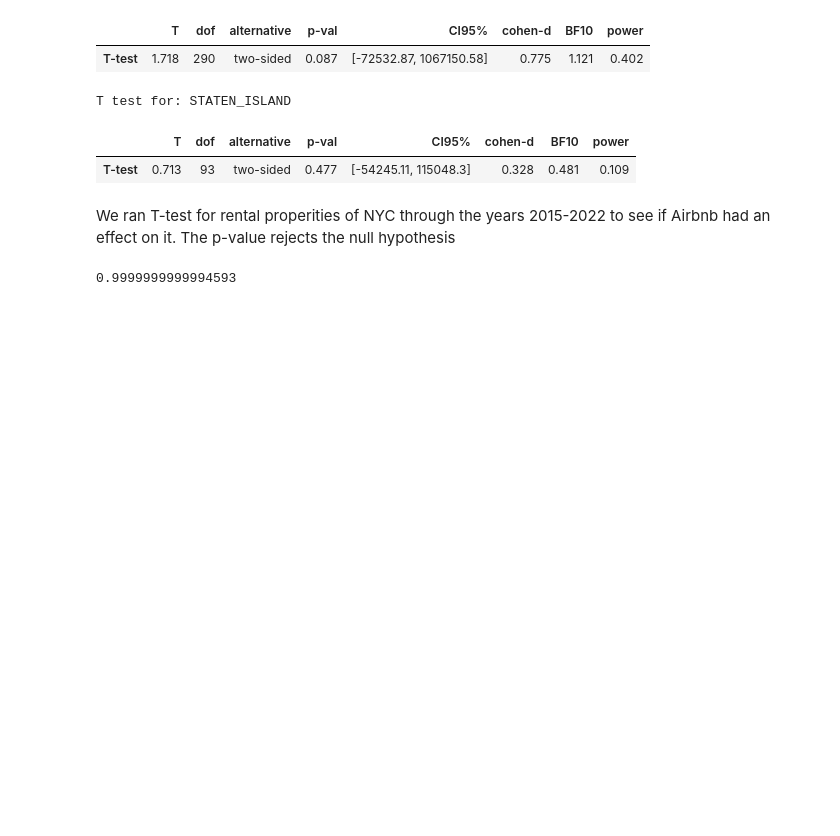
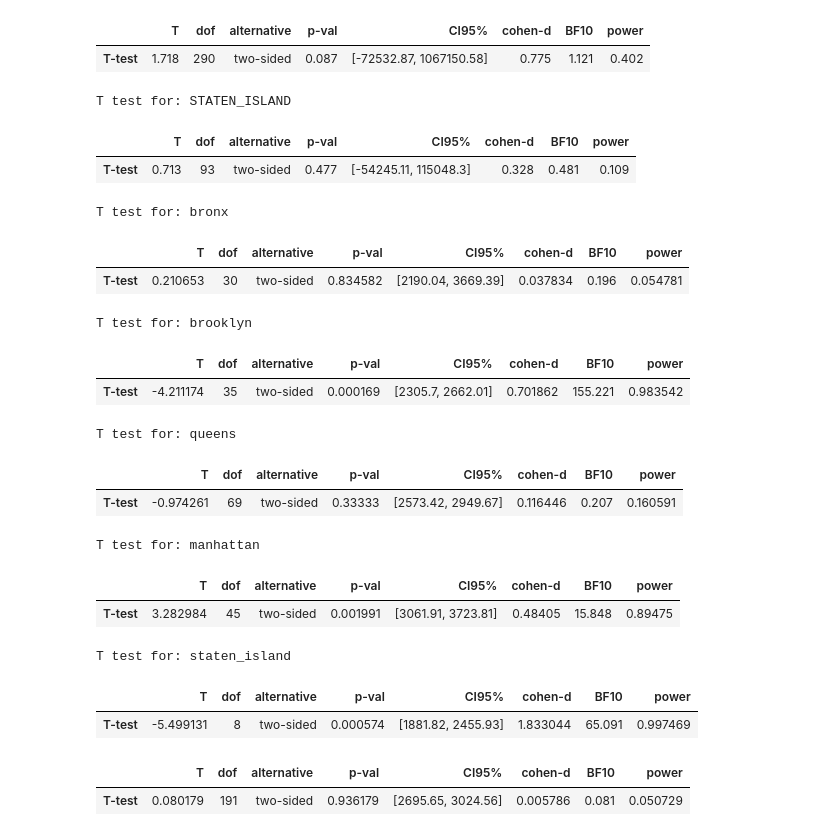
Before and after one commit to hpuma/Airbnb_Rental_Project, a Jupyter notebook: FINAL_EDA_NOTEBOOK.ipynb, the cells around one changed output. Drawn from its saved outputs; the diff is of its cells as text; code cells hidden in the pictures; blank space fills up the shorter version.

```diff
--- a/FINAL_EDA_NOTEBOOK.ipynb
+++ b/FINAL_EDA_NOTEBOOK.ipynb
@@ -423,7 +423,5 @@ T test for: MANHATTAN
 T test for: STATEN_ISLAND
 |  | T | dof | alternative | p-val | CI95% | cohen-d | BF10 | power |
 | T-test | 0.713 | 93 | two-sided | 0.477 | [-54245.11, 115048.3] | 0.328 | 0.481 | 0.109 |
-# %% [markdown]
-We ran T-test for rental properities of NYC through the years 2015-2022 to see if Airbnb had an effect on it. The p-value rejects the null hypothesis
 # %%
 import pandas as pd
@@ -438,6 +436,37 @@ borough_fix={'the bronx':'bronx',
 rental_vals2=rental_vals2.replace(borough_fix)
 mean_rent=rental_vals2['rent'].mean()
 # %%
-stats.ttest_1samp(rental_vals2['rent'],mean_rent)[1]
+zip_rent=rental_vals2.groupby(['zip','borough'])['rent'].mean().reset_index()
-# %% [output]
-0.9999999999994593
+# %%
+def conduct_boro_ttest2(zip_rent, mean_rent, boro=None):
+    if boro:
+        zip_rent = zip_rent[zip_rent["borough"]== boro]
+        print("T test for: {}".format(boro))
+    correction = True if boro != None else False
+    return pg.ttest(zip_rent['rent'], mean_rent, correction=False)
+# %%
+boros = ["bronx", "brooklyn", "queens", "manhattan", "staten_island"]
+for boro in boros:
+    display(conduct_boro_ttest2(zip_rent, mean_rent, boro))
+    print(end="\n\n")
+# %% [output]
+T test for: bronx
+|  | T | dof | alternative | p-val | CI95% | cohen-d | BF10 | power |
+| T-test | 0.210653 | 30 | two-sided | 0.834582 | [2190.04, 3669.39] | 0.037834 | 0.196 | 0.054781 |
+T test for: brooklyn
+|  | T | dof | alternative | p-val | CI95% | cohen-d | BF10 | power |
+| T-test | -4.211174 | 35 | two-sided | 0.000169 | [2305.7, 2662.01] | 0.701862 | 155.221 | 0.983542 |
+T test for: queens
+|  | T | dof | alternative | p-val | CI95% | cohen-d | BF10 | power |
+| T-test | -0.974261 | 69 | two-sided | 0.33333 | [2573.42, 2949.67] | 0.116446 | 0.207 | 0.160591 |
+T test for: manhattan
+|  | T | dof | alternative | p-val | CI95% | cohen-d | BF10 | power |
+| T-test | 3.282984 | 45 | two-sided | 0.001991 | [3061.91, 3723.81] | 0.48405 | 15.848 | 0.89475 |
+T test for: staten_island
+|  | T | dof | alternative | p-val | CI95% | cohen-d | BF10 | power |
+| T-test | -5.499131 | 8 | two-sided | 0.000574 | [1881.82, 2455.93] | 1.833044 | 65.091 | 0.997469 |
+# %%
+pg.ttest(zip_rent['rent'], mean_rent)
+# %% [output]
+|  | T | dof | alternative | p-val | CI95% | cohen-d | BF10 | power |
+| T-test | 0.080179 | 191 | two-sided | 0.936179 | [2695.65, 3024.56] | 0.005786 | 0.081 | 0.050729 |
```
Also changed, not shown: parts of 1 cell of this notebook.
